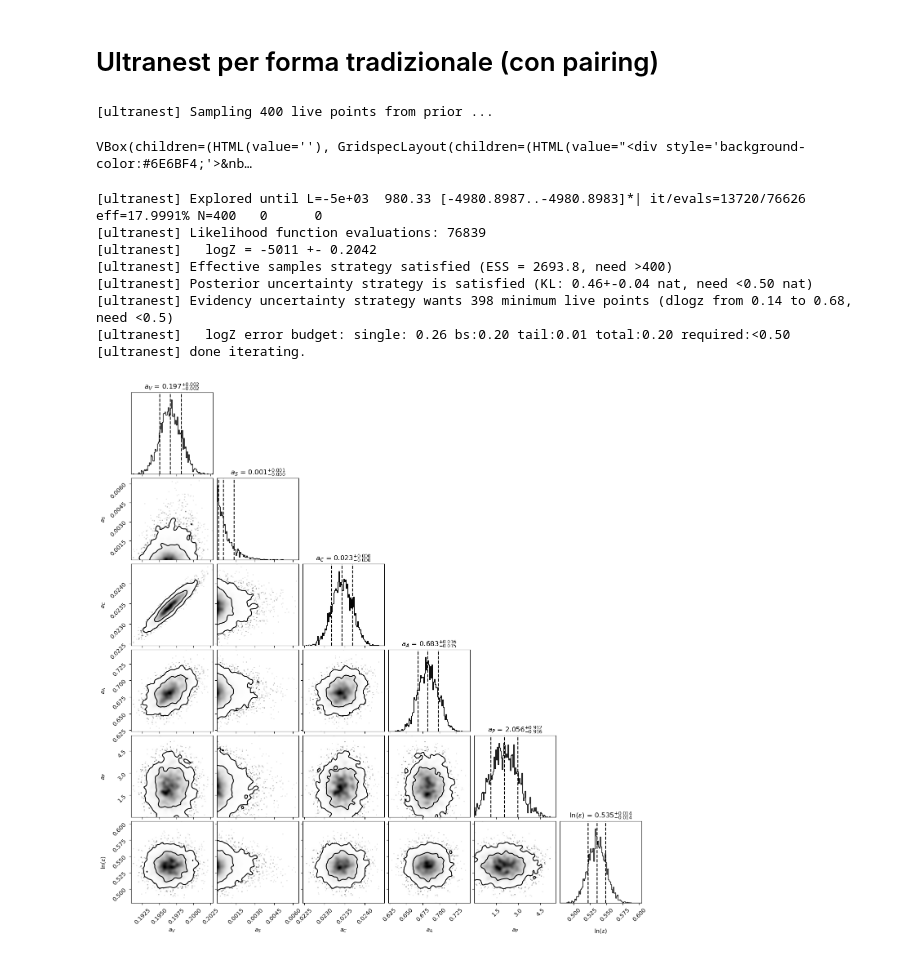
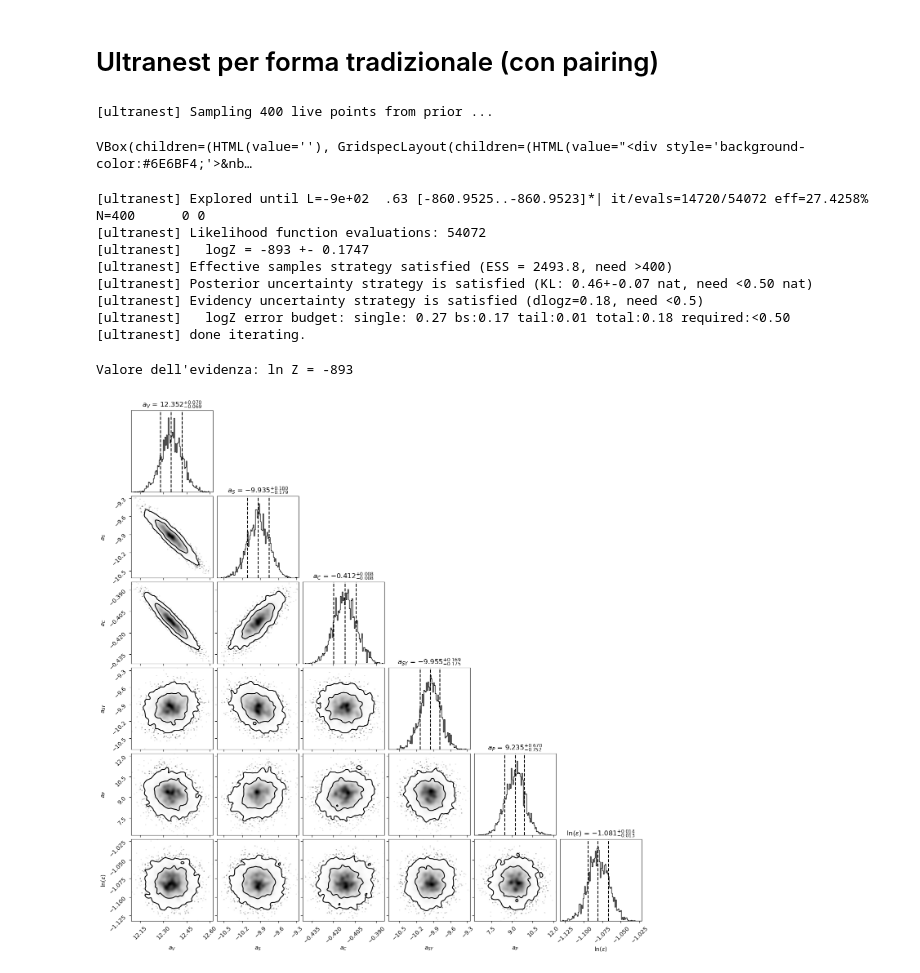
Before and after one commit to Lvetto/masse_nucleari, a Jupyter notebook: Esperienza_5.ipynb, the cells around one changed output. Drawn from its saved outputs; the diff is of its cells as text; code cells hidden in the pictures.

```diff
--- a/Esperienza_5.ipynb
+++ b/Esperienza_5.ipynb
@@ -153,9 +164,14 @@ axes = figure.axes
 # %%
+# Grafichiamo il fit trovato:
+
+parameters = result_base["posterior"]["mean"]
+inferred_model = parameters[0] * A + parameters[1] * A23 + parameters[2] * ZZ + parameters[3] * NZ
+inferred_model /= A
+
 plt.figure(figsize = (14,7))
-plt.errorbar(data["A"], data["binding_energy"]*1e-3, yerr = data["binding_energy_err"]*1e-3,
-             fmt = ".", ms=1, color="b", elinewidth=1, ecolor = "purple", capsize = 1)
-model = 0.197 * A - 0.001 * A23 - 0.023 * ZZ - 0.683 * NZ
-plt.plot(data["A"], model)
+plt.errorbar(A, BE, yerr = np.sqrt(sigma_exp_sq), fmt = ".", ms=1, color="b", elinewidth=1, ecolor="purple", capsize=1)
+plt.plot(A, inferred_model, color="r")
+plt.fill_between(A, inferred_model + np.e**(parameters[4]), inferred_model - np.e**(parameters[4]), color = "r", alpha = 0.2)
 plt.xlabel("Nucleoni")
 plt.ylabel("Energia di legame per nucleone [MeV]")
 plt.xlim(0,300)
@@ -164,5 +180,6 @@ plt.grid(linestyle = ":")
 plt.tight_layout()
 plt.show()
 
-# DA QUESTO TEST È EVIDENTE CHE ULTRANEST NON STIA FUNZIONANDO
+# Il fit non è così decente, dopotutto. Ci rendiamo anche conto che però il nostro modello ammette un rumore anche abbastanza grande,
+# quindi ci immaginiamo che il motivo dell'inesattezza sia quello. Questa potrebbe essere intesa come limitazione dell'inferenza bayesiana stessa.
 # %% [output]
@@ -179,7 +198,7 @@ BE = data["binding_energy"].to_numpy(dtype=float) * 1e-3
 sigma_exp_sq = (data["binding_energy_err"].to_numpy(dtype=float) * 1e-3)**2
 A23 = A**(2/3)
 A13 = A**(1/3)
-ZZ = Z*(Z-1) / A13
+ZZ = Z**2 / A13
 NZ = (N-Z)**2 / A
 ln_2pi = np.log(2*np.pi)
 
@@ -189,16 +208,16 @@ even_A = (A % 2 == 0)
 even_Z = (Z % 2 == 0)
 even_N = (N % 2 == 0) # Questi sono vettori di True e False a seconda se sia soddisfatta la condizione o meno nelle posizioni corrispondenti
 
-pairing = np.where(even_Z & even_N, -1.0, np.where((~even_Z) & (~even_N), 1.0, 0.0))
+pairing = np.where(even_Z & even_N, 1.0, np.where((~even_Z) & (~even_N), -1.0, 0.0))
 # Nota che np.where può essere nested dentro sé stesso, e nota che ~ corrisponde a "not" per vettori di bit (non chiedermi perché).
-# Nota anche che stiamo usando la convenzione che even-even ha il meno mentre odd-odd ha il più.
-A34 = A**(3/4)
-pairing /= A34
+# Nota anche che stiamo usando la convenzione seguita dal paper della formula estesa, per poterci confrontare direttamente con quello.
+A12 = A**(1/2)
+pairing /= A12
 
 
 # Ricordiamoci dei bound:
-lower_bounds = np.array([0, 0, 0, 0, 0, 0], dtype=float)
-upper_bounds = np.array([1, 1, 1, 1, 10, 1], dtype=float)
+upper_bounds = np.array([50,   0,  0,   0, 50,  3], dtype=float)
+lower_bounds = np.array([ 0, -50, -5, -50,  0, -6], dtype=float)
 
 
 # Quindi ora scriviamo nuovi likelihood e prior:
@@ -207,14 +226,15 @@ def ln_likelihood_pairing(parameters):
     aV = parameters[:, 0]
     aS = parameters[:, 1]
     aC = parameters[:, 2]
-    aA = parameters[:, 3]
+    aSY = parameters[:, 3]
     aP = parameters[:, 4]
     ln_eps = parameters[:, 5]
 
     sigma_teo_sq = np.exp(2.0*ln_eps)
     sigma_tot_sq = sigma_exp_sq[None, :] + sigma_teo_sq[:, None]
 
-    model = aV[:,None] * A - aS[:,None] * A23 - aC[:,None] * ZZ - aA[:,None] * NZ - aP[:,None] * pairing
+    model = aV[:,None] * A + aS[:,None] * A23 + aC[:,None] * ZZ + aSY[:,None] * NZ + aP[:,None] * pairing
+    model /= A
 
     return -0.5 * np.sum( ln_2pi + np.log(sigma_tot_sq) + (BE[None,:] - model)**2.0 / sigma_tot_sq , axis=1)
 
@@ -223,41 +243,45 @@ def prior_pairing(cube):
 # %%
 # Svolgiamo la run per il caso pairing:
 
-list_of_params = ["aV", "aS", "aC", "aA", "aP", "ln_epsilon"]
+list_of_params = ["aV", "aS", "aC", "aSY", "aP", "ln_epsilon"]
 sampler = ultranest.ReactiveNestedSampler(list_of_params, ln_likelihood_pairing, prior_pairing, vectorized=True)
 result_pairing = sampler.run()
 # %% [output]
 [ultranest] Sampling 400 live points from prior ...
 VBox(children=(HTML(value=''), GridspecLayout(children=(HTML(value="<div style='background-color:#6E6BF4;'>&nb…
-[ultranest] Explored until L=-5e+03  980.33 [-4980.8987..-4980.8983]*| it/evals=13720/76626 eff=17.9991% N=400   0      0
-[ultranest] Likelihood function evaluations: 76839
-[ultranest]   logZ = -5011 +- 0.2042
-[ultranest] Effective samples strategy satisfied (ESS = 2693.8, need >400)
-[ultranest] Posterior uncertainty strategy is satisfied (KL: 0.46+-0.04 nat, need <0.50 nat)
-[ultranest] Evidency uncertainty strategy wants 398 minimum live points (dlogz from 0.14 to 0.68, need <0.5)
-[ultranest]   logZ error budget: single: 0.26 bs:0.20 tail:0.01 total:0.20 required:<0.50
+[ultranest] Explored until L=-9e+02  .63 [-860.9525..-860.9523]*| it/evals=14720/54072 eff=27.4258% N=400      0 0
+[ultranest] Likelihood function evaluations: 54072
+[ultranest]   logZ = -893 +- 0.1747
+[ultranest] Effective samples strategy satisfied (ESS = 2493.8, need >400)
+[ultranest] Posterior uncertainty strategy is satisfied (KL: 0.46+-0.07 nat, need <0.50 nat)
+[ultranest] Evidency uncertainty strategy is satisfied (dlogz=0.18, need <0.5)
+[ultranest]   logZ error budget: single: 0.27 bs:0.17 tail:0.01 total:0.18 required:<0.50
 [ultranest] done iterating.
 # %%
 # Facciamo i corner plot:
 
 samples_pairing = result_pairing["samples"]
-labels = [r"$a_V$", r"$a_S$", r"$a_C$", r"$a_A$", r"$a_P$", r"$\ln (\epsilon)$"]
+evidence_pairing = result_pairing["logz"]
+labels = [r"$a_V$", r"$a_S$", r"$a_C$", r"$a_{SY}$", r"$a_P$", r"$\ln (\epsilon)$"]
+
+print("\nValore dell'evidenza: ln Z = {:.0f}\n".format(evidence_pairing))
 
 figure = corner.corner(
     samples_pairing,
     labels=labels,
     show_titles=True,
     title_kwargs={"fontsize": 12},
     title_fmt=".3f",
     quantiles=[0.16, 0.5, 0.84],
     plot_datapoints=True,
     bins=100,
     smooth=2.0,
     levels=(0.68, 0.95)
     #fill_contours=True,
     #color="royalblue"
 )
 
 axes = figure.axes
 # %% [output]
+Valore dell'evidenza: ln Z = -893
-[figure, old version]
+[figure, new version]
```
Also changed, not shown: parts of 13 cells of this notebook.
